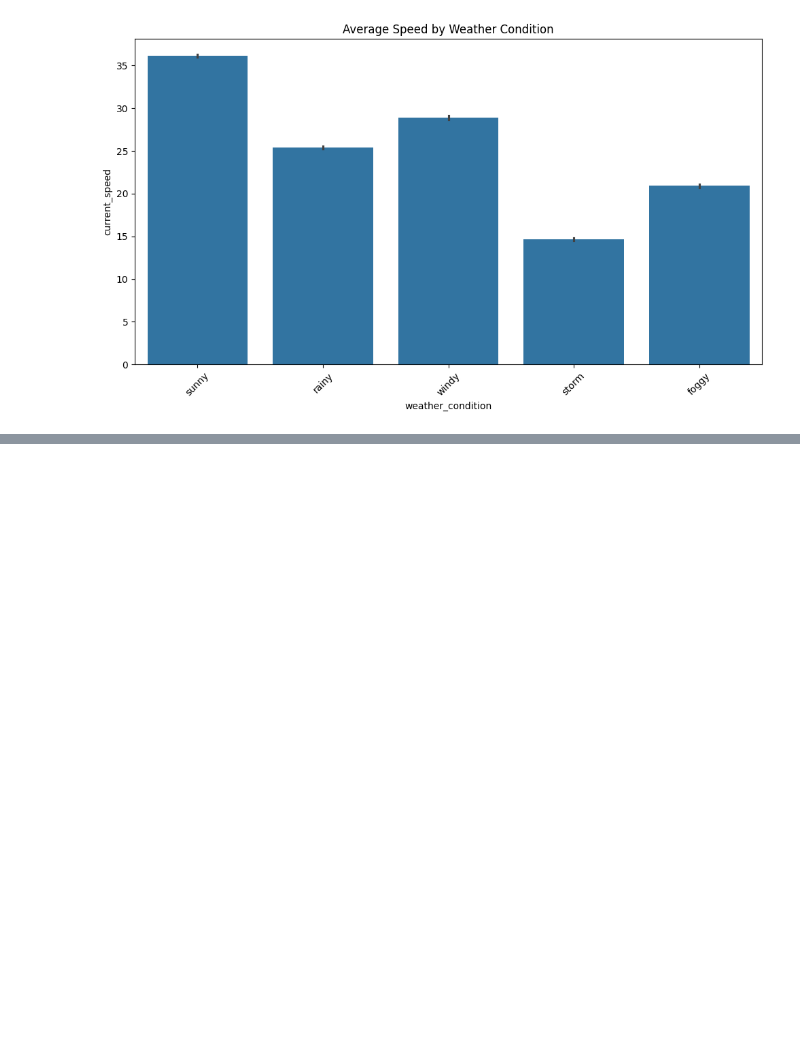
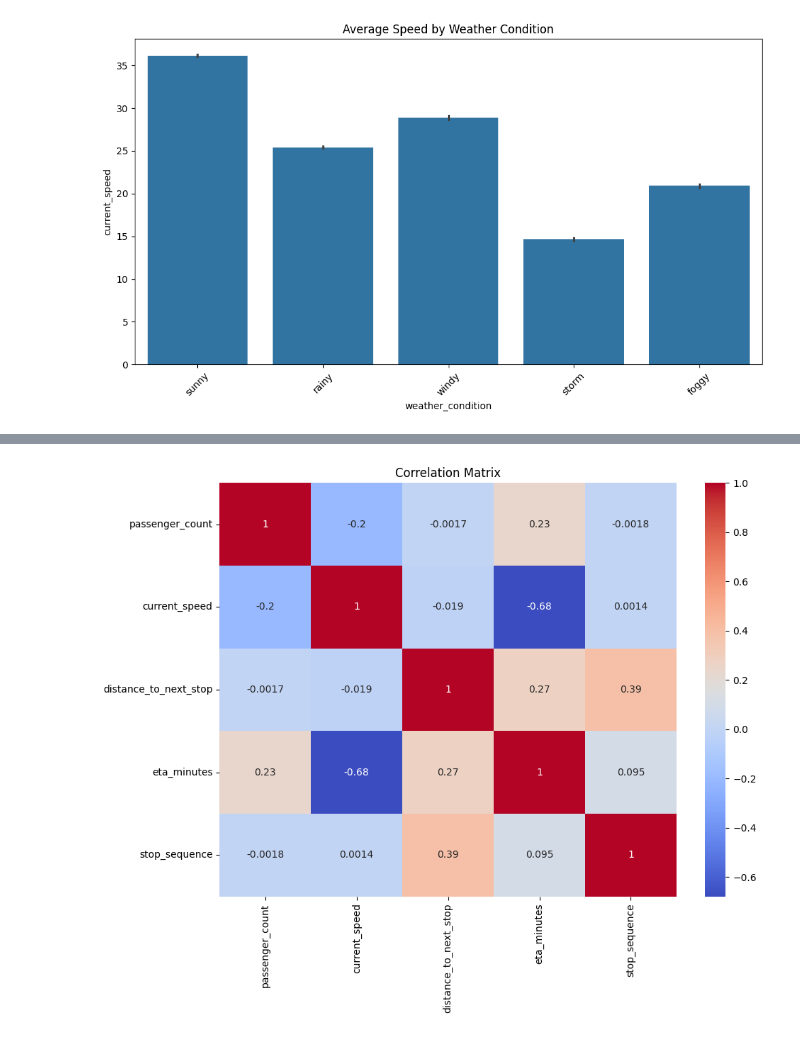
Before and after one commit to imjhanC/FYP-ETA-bus, a Jupyter notebook: 28-2-2025/test1.ipynb, the cells around one changed output, grey strips where cells are left out. Saved outputs shown, nothing was run; the diff lists cells and outputs as text; code cells hidden in the pictures; blank space fills up the shorter version.

```diff
--- a/28-2-2025/test1.ipynb
+++ b/28-2-2025/test1.ipynb
@@ -321,0 +331,13 @@ print(route_analysis)
+# %%
+# Correlation analysis
+# Select numerical columns
+numerical_cols = ['passenger_count', 'current_speed', 'distance_to_next_stop',
+                     'eta_minutes', 'stop_sequence']
+
+plt.figure(figsize=(10, 8))
+sns.heatmap(df[numerical_cols].corr(), annot=True, cmap='coolwarm')
+plt.title('Correlation Matrix')
+plt.tight_layout()
+plt.show()
+# %% [output]
+[figure, added]
```
Also changed, not shown: parts of 22 cells of this notebook, 8 other files.
